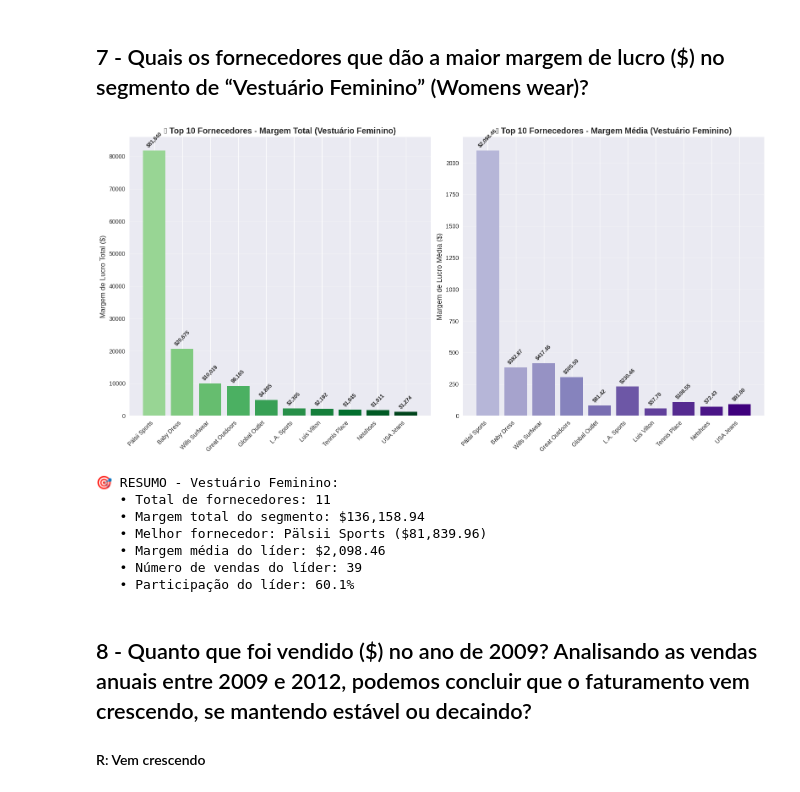
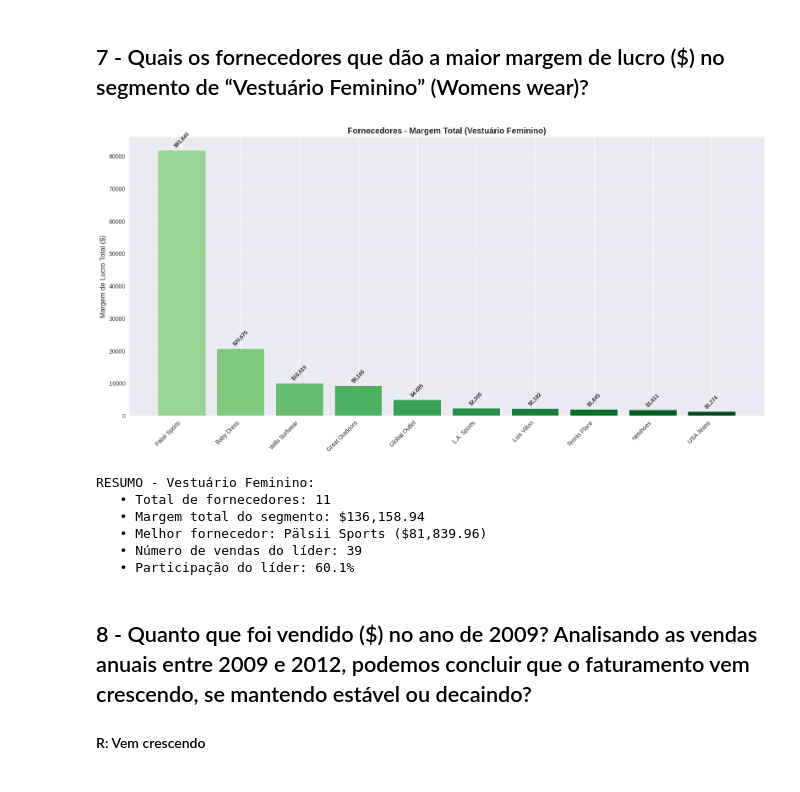
Before and after one commit to filipe-rds/BI-Atividade-1, a Jupyter notebook: notebooks/notebook.ipynb, the cells around one changed output. Drawn from its saved outputs; the diff is of its cells as text; code cells hidden in the pictures.

```diff
--- a/notebooks/notebook.ipynb
+++ b/notebooks/notebook.ipynb
@@ -268,7 +267,7 @@ bars = plt.bar(range(len(df_despesa_frete_transportadora)), df_despesa_frete_tra
                color=plt.cm.viridis(np.linspace(0, 1, len(df_despesa_frete_transportadora))))
 plt.xticks(range(len(df_despesa_frete_transportadora)), df_despesa_frete_transportadora['transportadora'],
            rotation=45, ha='right')
-plt.title('🚚 Despesa com Frete por Transportadora', fontsize=16, fontweight='bold')
+plt.title('Despesa com Frete por Transportadora', fontsize=16, fontweight='bold')
 plt.ylabel('Total de Frete ($)', fontsize=12)
 plt.grid(True, alpha=0.3, axis='y')
 
@@ -285,13 +284,13 @@ plt.show()
 
 # Gráfico de pizza para distribuição percentual
 fig_pie = px.pie(df_despesa_frete_transportadora, values='total_frete', names='transportadora',
-                 title='📊 Distribuição das Despesas de Frete por Transportadora')
+                 title='Distribuição das Despesas de Frete por Transportadora')
 fig_pie.update_traces(textposition='inside', textinfo='percent+label')
 fig_pie.update_layout(font=dict(size=12))
 fig_pie.show()
 
 # Resumo estatístico
-print(f"\n📊 RESUMO - Despesas com Frete:")
+print(f"\nRESUMO - Despesas com Frete:")
 print(f"   • Total de transportadoras: {len(df_despesa_frete_transportadora)}")
 print(f"   • Despesa total com frete: ${df_despesa_frete_transportadora['total_frete'].sum():,.2f}")
 print(f"   • Transportadora com maior custo: {df_despesa_frete_transportadora.iloc[0]['transportadora']} (${df_despesa_frete_transportadora.iloc[0]['total_frete']:,.2f})")
@@ -322,7 +321,7 @@ JOIN paises pa ON c.pais_id = pa.id
 WHERE cat.nome = 'Men´s Footwear'
   AND pa.nome = 'Germany'
 GROUP BY c.nome
-ORDER BY total_vendas DESC;
+ORDER BY total_vendas ASC;
 """
 
 df_clientes_calcados_alemanha = pd.read_sql(query_clientes_calcados_alemanha, engine)
@@ -334,9 +333,9 @@ plt.figure(figsize=(12, 8))
 if len(df_clientes_calcados_alemanha) > 0:
     top_clientes = df_clientes_calcados_alemanha.head(10)  # Top 10 se houver muitos
     bars = plt.barh(range(len(top_clientes)), top_clientes['total_vendas'],
-                    color=plt.cm.Set1(np.linspace(0, 1, len(top_clientes))))
+                    color=plt.cm.Set1(np.linspace(0, 1, len(top_clientes) + 2)))
     plt.yticks(range(len(top_clientes)), top_clientes['cliente'])
-    plt.title('🇩🇪 Principais Clientes - Calçados Masculinos na Alemanha', fontsize=16, fontweight='bold')
+    plt.title('Principais Clientes - Calçados Masculinos na Alemanha', fontsize=16, fontweight='bold')
     plt.xlabel('Total de Vendas ($)', fontsize=12)
     plt.grid(True, alpha=0.3, axis='x')
 
@@ -352,7 +351,7 @@ if len(df_clientes_calcados_alemanha) > 0:
     plt.show()
 
     # Resumo estatístico
-    print(f"\n🎯 RESUMO - Calçados Masculinos na Alemanha:")
+    print(f"\nRESUMO - Calçados Masculinos na Alemanha:")
     print(f"   • Total de clientes: {len(df_clientes_calcados_alemanha)}")
     print(f"   • Faturamento total: ${df_clientes_calcados_alemanha['total_vendas'].sum():,.2f}")
     print(f"   • Principal cliente: {df_clientes_calcados_alemanha.iloc[0]['cliente']} (${df_clientes_calcados_alemanha.iloc[0]['total_vendas']:,.2f})")
@@ -360,10 +359,10 @@ if len(df_clientes_calcados_alemanha) > 0:
         print(f"   • 2º cliente: {df_clientes_calcados_alemanha.iloc[1]['cliente']} (${df_clientes_calcados_alemanha.iloc[1]['total_vendas']:,.2f})")
     print(f"   • Participação do principal: {(df_clientes_calcados_alemanha.iloc[0]['total_vendas']/df_clientes_calcados_alemanha['total_vendas'].sum())*100:.1f}%")
 else:
-    plt.text(0.5, 0.5, '⚠️ Nenhum cliente encontrado\npara Calçados Masculinos na Alemanha',
+    plt.text(0.5, 0.5, 'Nenhum cliente encontrado\npara Calçados Masculinos na Alemanha',
              ha='center', va='center', transform=plt.gca().transAxes, fontsize=16,
              bbox=dict(boxstyle='round', facecolor='lightgray', alpha=0.5))
     plt.title('🇩🇪 Principais Clientes - Calçados Masculinos na Alemanha', fontsize=16, fontweight='bold')
     plt.show()
-    print("⚠️ Nenhum registro encontrado para Calçados Masculinos na Alemanha")
+    print("Nenhum registro encontrado para Calçados Masculinos na Alemanha")
 # %% [output]
@@ -471,8 +448,7 @@ query_fornecedores_margem_vestuario_feminino = """
 SELECT
     f.nome AS fornecedor,
     SUM(v.margem_bruta) AS margem_total,
-    COUNT(v.id) AS num_vendas,
-    AVG(v.margem_bruta) AS margem_media
+    COUNT(v.id) AS num_vendas
 FROM vendas v
 JOIN produtos p ON v.produto_id = p.id
 JOIN fornecedores f ON p.fornecedor_id = f.id
@@ -491,7 +467,7 @@ df_fornecedores_margem_vestuario_feminino = pd.read_sql(query_fornecedores_marge
 df_fornecedores_margem_vestuario_feminino
 
 # Gráficos para análise de margem de lucro
-fig, (ax1, ax2) = plt.subplots(1, 2, figsize=(16, 8))
+fig, (ax1) = plt.subplots(1, figsize=(16, 8))
 
 if len(df_fornecedores_margem_vestuario_feminino) > 0:
     # Gráfico 1: Margem total por fornecedor
@@ -500,68 +476,49 @@ if len(df_fornecedores_margem_vestuario_feminino) > 0:
                     color=plt.cm.Greens(np.linspace(0.4, 1, len(top_10_fornecedores))))
     ax1.set_xticks(range(len(top_10_fornecedores)))
     ax1.set_xticklabels(top_10_fornecedores['fornecedor'], rotation=45, ha='right')
-    ax1.set_title('👗 Top 10 Fornecedores - Margem Total (Vestuário Feminino)', fontsize=14, fontweight='bold')
+    ax1.set_title('Fornecedores - Margem Total (Vestuário Feminino)', fontsize=14, fontweight='bold')
     ax1.set_ylabel('Margem de Lucro Total ($)', fontsize=12)
     ax1.grid(True, alpha=0.3, axis='y')
 
     # Adicionar valores nas barras
     for i, bar in enumerate(bars1):
         height = bar.get_height()
         ax1.annotate(f'${height:,.0f}',
                     xy=(bar.get_x() + bar.get_width() / 2, height),
                     xytext=(0, 3), textcoords="offset points",
                     ha='center', va='bottom', fontsize=9, fontweight='bold', rotation=45)
 
-    # Gráfico 2: Margem média por fornecedor
-    bars2 = ax2.bar(range(len(top_10_fornecedores)), top_10_fornecedores['margem_media'],
-                    color=plt.cm.Purples(np.linspace(0.4, 1, len(top_10_fornecedores))))
-    ax2.set_xticks(range(len(top_10_fornecedores)))
-    ax2.set_xticklabels(top_10_fornecedores['fornecedor'], rotation=45, ha='right')
-    ax2.set_title('📊 Top 10 Fornecedores - Margem Média (Vestuário Feminino)', fontsize=14, fontweight='bold')
-    ax2.set_ylabel('Margem de Lucro Média ($)', fontsize=12)
-    ax2.grid(True, alpha=0.3, axis='y')
-
-    # Adicionar valores nas barras
-    for i, bar in enumerate(bars2):
-        height = bar.get_height()
-        ax2.annotate(f'${height:,.2f}',
-                    xy=(bar.get_x() + bar.get_width() / 2, height),
-                    xytext=(0, 3), textcoords="offset points",
-                    ha='center', va='bottom', fontsize=9, fontweight='bold', rotation=45)
-
     plt.tight_layout()
     plt.show()
 
     # Gráfico de pizza para distribuição da margem
     fig_pie = px.pie(top_10_fornecedores, values='margem_total', names='fornecedor',
-                     title='🥧 Distribuição da Margem de Lucro - Vestuário Feminino')
+                     title='Distribuição da Margem de Lucro - Vestuário Feminino')
     fig_pie.update_traces(textposition='inside', textinfo='percent+label')
     fig_pie.update_layout(font=dict(size=12))
     fig_pie.show()
 
     # Resumo estatístico
-    print(f"\n🎯 RESUMO - Vestuário Feminino:")
+    print(f"\nRESUMO - Vestuário Feminino:")
     print(f"   • Total de fornecedores: {len(df_fornecedores_margem_vestuario_feminino)}")
     print(f"   • Margem total do segmento: ${df_fornecedores_margem_vestuario_feminino['margem_total'].sum():,.2f}")
     print(f"   • Melhor fornecedor: {df_fornecedores_margem_vestuario_feminino.iloc[0]['fornecedor']} (${df_fornecedores_margem_vestuario_feminino.iloc[0]['margem_total']:,.2f})")
-    print(f"   • Margem média do líder: ${df_fornecedores_margem_vestuario_feminino.iloc[0]['margem_media']:,.2f}")
     print(f"   • Número de vendas do líder: {df_fornecedores_margem_vestuario_feminino.iloc[0]['num_vendas']}")
     print(f"   • Participação do líder: {(df_fornecedores_margem_vestuario_feminino.iloc[0]['margem_total']/df_fornecedores_margem_vestuario_feminino['margem_total'].sum())*100:.1f}%")
 
 else:
-    ax1.text(0.5, 0.5, '⚠️ Nenhum fornecedor encontrado\npara Vestuário Feminino',
+    ax1.text(0.5, 0.5, 'Nenhum fornecedor encontrado\npara Vestuário Feminino',
              ha='center', va='center', transform=ax1.transAxes, fontsize=14)
-    ax2.text(0.5, 0.5, '⚠️ Nenhum fornecedor encontrado\npara Vestuário Feminino',
+    ax2.text(0.5, 0.5, 'Nenhum fornecedor encontrado\npara Vestuário Feminino',
              ha='center', va='center', transform=ax2.transAxes, fontsize=14)
     plt.show()
-    print("⚠️ Nenhum registro encontrado para Vestuário Feminino")
+    print("Nenhum registro encontrado para Vestuário Feminino")
 # %% [output]
-[figure, old version]
+[figure, new version]
-🎯 RESUMO - Vestuário Feminino:
+RESUMO - Vestuário Feminino:
    • Total de fornecedores: 11
    • Margem total do segmento: $136,158.94
    • Melhor fornecedor: Pälsii Sports ($81,839.96)
-   • Margem média do líder: $2,098.46
    • Número de vendas do líder: 39
    • Participação do líder: 60.1%
 # %% [markdown]
```
Also changed, not shown: parts of 10 cells of this notebook.
